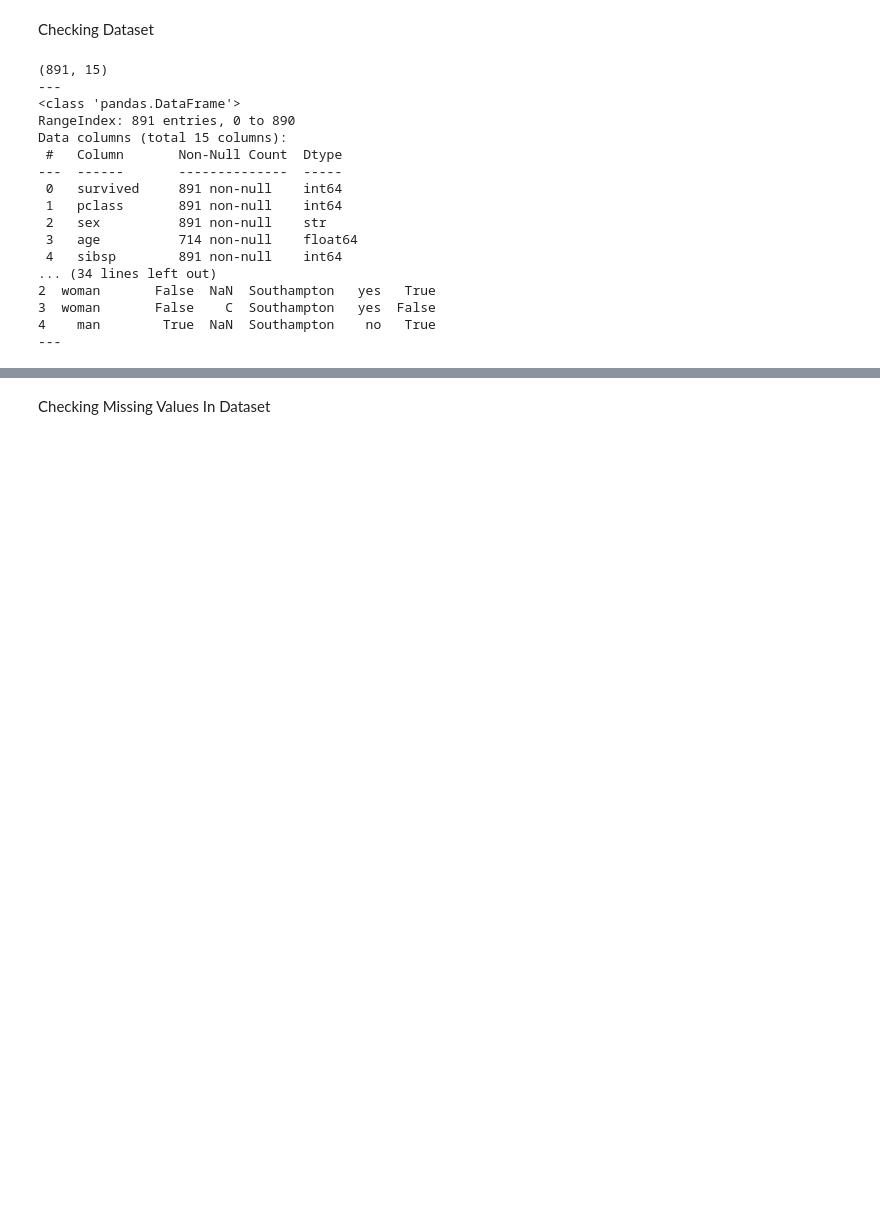
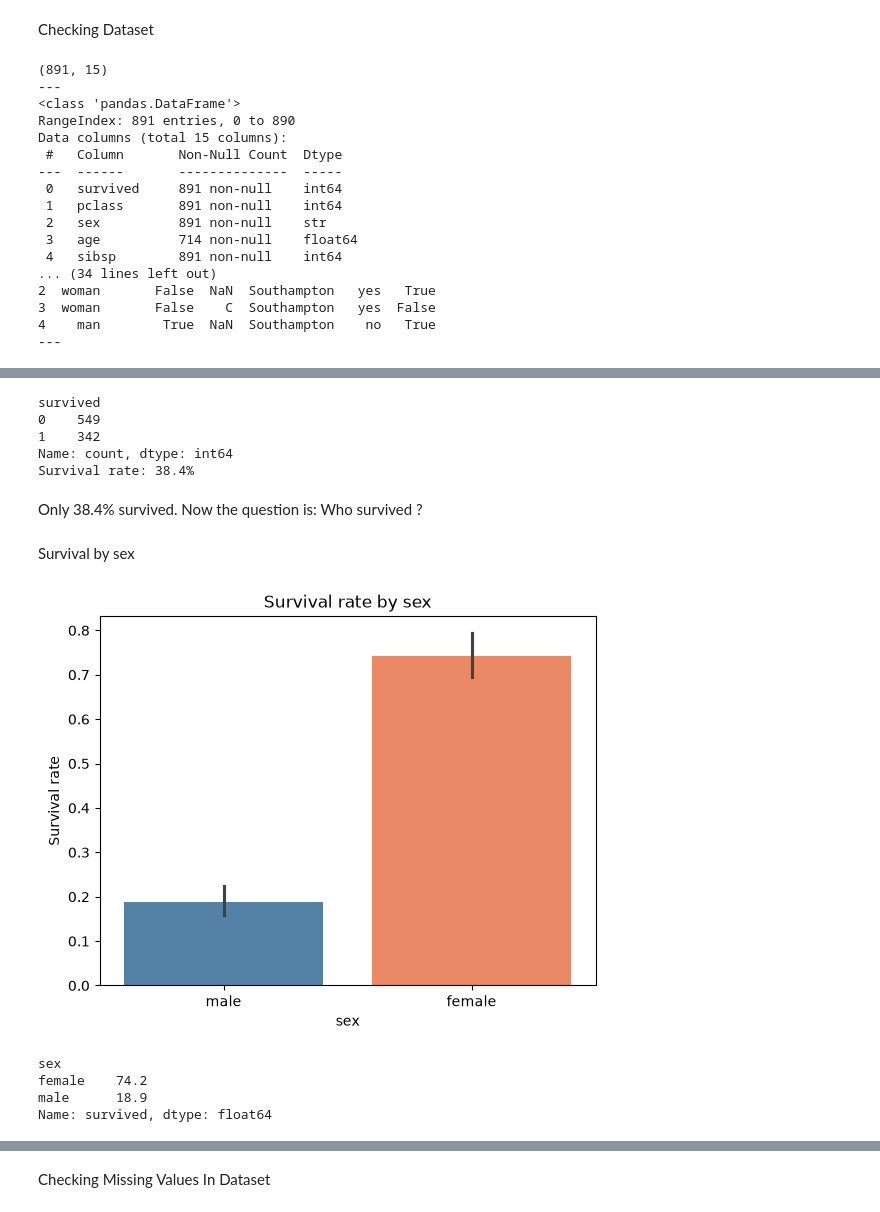
Before and after one commit to sobhan661/titanic-eda, a Jupyter notebook: notebooks/01_eda.ipynb, the cells around one changed output, grey strips where cells are left out. Drawn from its saved outputs; the diff is of its cells as text; code cells hidden in the pictures; blank space fills up the shorter version.

```diff
--- a/notebooks/01_eda.ipynb
+++ b/notebooks/01_eda.ipynb
@@ -44,0 +73,26 @@ Data columns (total 15 columns):
+# %%
+print(df["survived"].value_counts())
+print(f"Survival rate: {df["survived"].mean():.1%}")
+# %% [output]
+survived
+0    549
+1    342
+Name: count, dtype: int64
+Survival rate: 38.4%
+# %% [markdown]
+Only 38.4% survived. Now the question is: Who survived ?
+# %% [markdown]
+Survival by sex
+# %%
+sns.barplot(data=df, x="sex", y="survived", palette=["steelblue", "coral"], hue="sex")
+plt.title("Survival rate by sex")
+plt.ylabel("Survival rate")
+plt.show()
+
+df.groupby("sex")["survived"].mean().round(3) * 100
+# %% [output]
+[figure, added]
+sex
+female    74.2
+male      18.9
+Name: survived, dtype: float64
```
Also changed, not shown: parts of 25 cells of this notebook.
